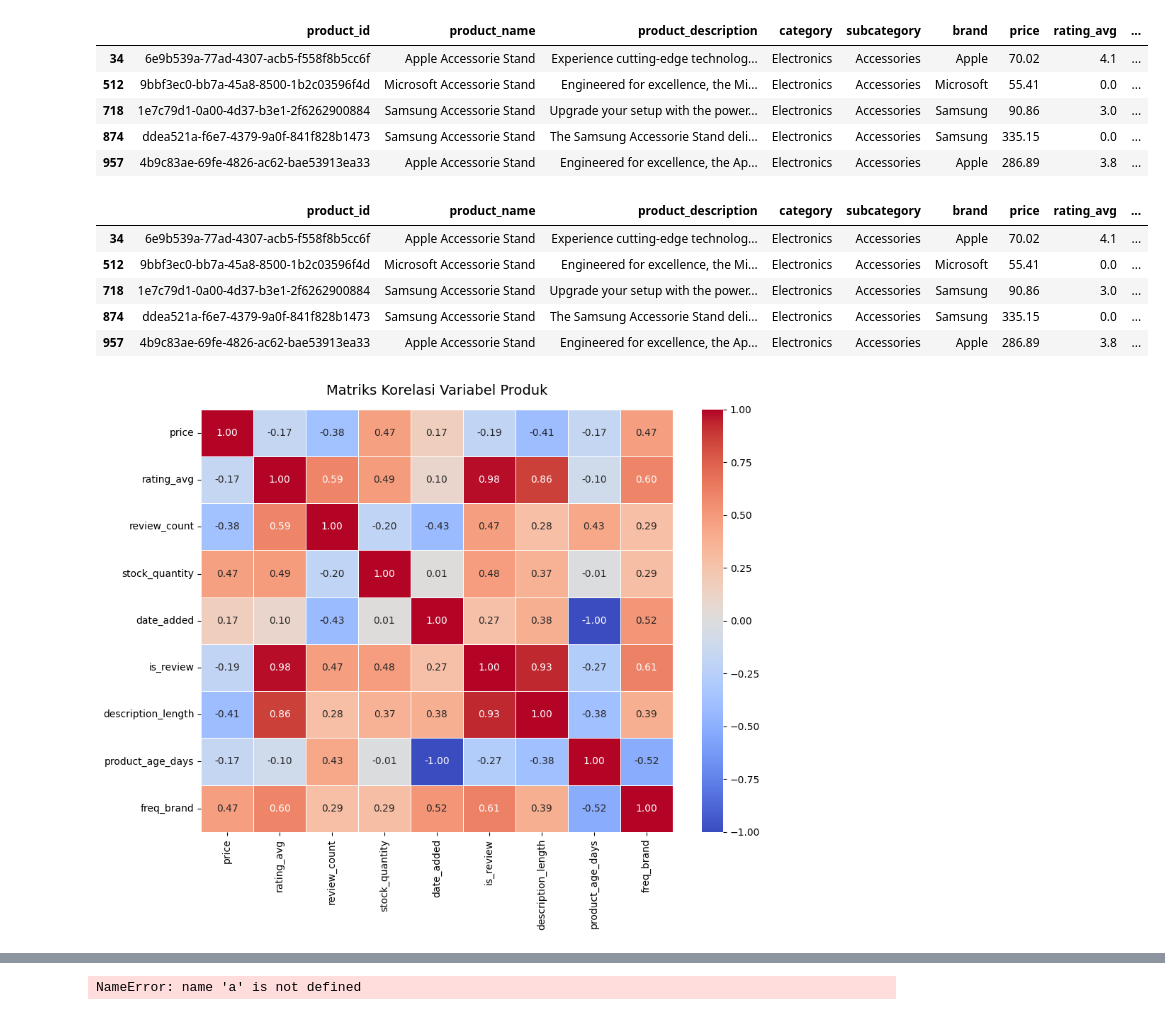
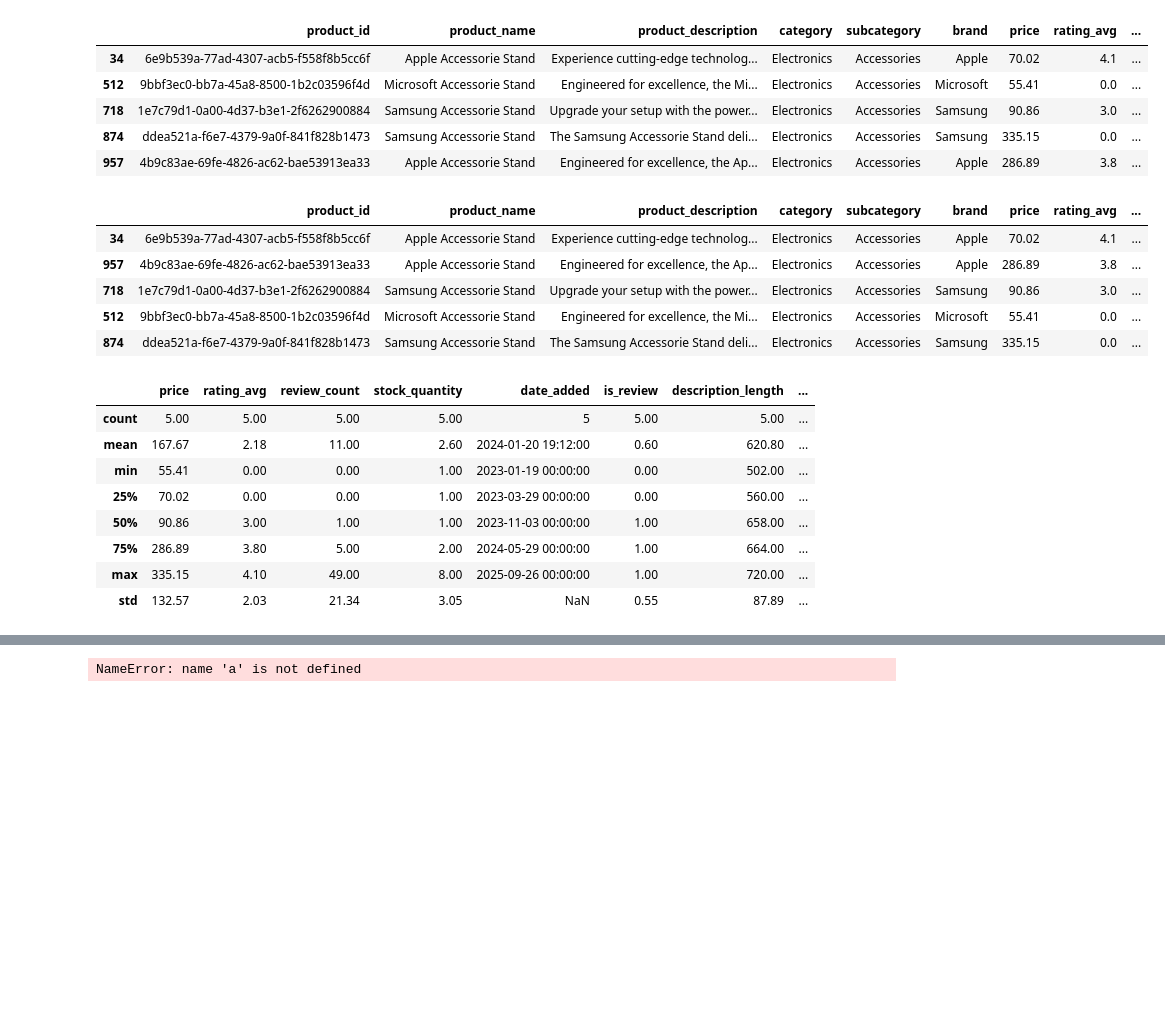
Before and after one commit to HaafizHhamda/Practice_Case, a Jupyter notebook: Notebook.ipynb, the cells around one changed output, grey strips where cells are left out. Saved outputs shown, nothing was run; the diff lists cells and outputs as text; code cells hidden in the pictures; blank space fills up the shorter version.

```diff
--- a/Notebook.ipynb
+++ b/Notebook.ipynb
@@ -254,44 +262,29 @@ jumlah product dengan nama Accessorie Stand : 5
 # %%
 accessorie_stand['description_length'] = accessorie_stand['product_description'].astype(str).str.len()
 tanggal_target = pd.to_datetime('2026-05-27')
 accessorie_stand['product_age_days'] = (tanggal_target - accessorie_stand['date_added']).dt.days
 # Membuat kategori berdasarkan jumlah hari
 bins = [-1, 90, 180, 365, float('inf')]
 labels = ['0-3 Bulan', '3-6 Bulan', '6-12 Bulan', 'Lebih dari 1 Tahun']
 accessorie_stand['age_category'] = pd.cut(accessorie_stand['product_age_days'], bins=bins, labels=labels)
 freq_brand = accessorie_stand['brand'].value_counts(normalize = True)
 freq_brand
 accessorie_stand['freq_brand'] = accessorie_stand['brand'].map(freq_brand)
-accessorie_stand
+display(accessorie_stand.sort_values(by= 'review_count',ascending=False))
+accessorie_stand.describe().round(2)
 # %% [output]
 |  | product_id | product_name | product_description | category | subcategory | brand | price | rating_avg | ... |
 | 34 | 6e9b539a-77ad-4307-acb5-f558f8b5cc6f | Apple Accessorie Stand | Experience cutting-edge technolog... | Electronics | Accessories | Apple | 70.02 | 4.1 | ... |
+| 957 | 4b9c83ae-69fe-4826-ac62-bae53913ea33 | Apple Accessorie Stand | Engineered for excellence, the Ap... | Electronics | Accessories | Apple | 286.89 | 3.8 | ... |
+| 718 | 1e7c79d1-0a00-4d37-b3e1-2f6262900884 | Samsung Accessorie Stand | Upgrade your setup with the power... | Electronics | Accessories | Samsung | 90.86 | 3.0 | ... |
 | 512 | 9bbf3ec0-bb7a-45a8-8500-1b2c03596f4d | Microsoft Accessorie Stand | Engineered for excellence, the Mi... | Electronics | Accessories | Microsoft | 55.41 | 0.0 | ... |
-| 718 | 1e7c79d1-0a00-4d37-b3e1-2f6262900884 | Samsung Accessorie Stand | Upgrade your setup with the power... | Electronics | Accessories | Samsung | 90.86 | 3.0 | ... |
 | 874 | ddea521a-f6e7-4379-9a0f-841f828b1473 | Samsung Accessorie Stand | The Samsung Accessorie Stand deli... | Electronics | Accessories | Samsung | 335.15 | 0.0 | ... |
-| 957 | 4b9c83ae-69fe-4826-ac62-bae53913ea33 | Apple Accessorie Stand | Engineered for excellence, the Ap... | Electronics | Accessories | Apple | 286.89 | 3.8 | ... |
+|  | price | rating_avg | review_count | stock_quantity | date_added | is_review | description_length | ... |
+| count | 5.00 | 5.00 | 5.00 | 5.00 | 5 | 5.00 | 5.00 | ... |
+| mean | 167.67 | 2.18 | 11.00 | 2.60 | 2024-01-20 19:12:00 | 0.60 | 620.80 | ... |
+| min | 55.41 | 0.00 | 0.00 | 1.00 | 2023-01-19 00:00:00 | 0.00 | 502.00 | ... |
+| 25% | 70.02 | 0.00 | 0.00 | 1.00 | 2023-03-29 00:00:00 | 0.00 | 560.00 | ... |
+| 50% | 90.86 | 3.00 | 1.00 | 1.00 | 2023-11-03 00:00:00 | 1.00 | 658.00 | ... |
+| 75% | 286.89 | 3.80 | 5.00 | 2.00 | 2024-05-29 00:00:00 | 1.00 | 664.00 | ... |
+| max | 335.15 | 4.10 | 49.00 | 8.00 | 2025-09-26 00:00:00 | 1.00 | 720.00 | ... |
+| std | 132.57 | 2.03 | 21.34 | 3.05 | NaN | 0.55 | 87.89 | ... |
-# %%
-# 1. Pilih kolom-kolom numerik (menghindari tipe 'object')
-kolom_numerik = accessorie_stand.select_dtypes(exclude=['object'])
-
-# TAMBAHKAN KODE INI: Drop kolom 'age_category' jika ada di dalam data
-if 'age_category' in kolom_numerik.columns:
-    kolom_numerik = kolom_numerik.drop(columns=['age_category'])
-
-# 2. Hitung matriks korelasi menggunakan kolom yang sudah bersih
-matriks_korelasi = kolom_numerik.corr()
-
-# 3. Atur ukuran kanvas grafik agar nyaman dibaca
-plt.figure(figsize=(10, 8))
-
-# 4. Gambar heatmap
-sns.heatmap(matriks_korelasi, annot=True, cmap='coolwarm', fmt=".2f", linewidths=0.5)
-
-# 5. Tambahkan judul dan rapikan layout
-plt.title('Matriks Korelasi Variabel Produk', fontsize=14, pad=15)
-plt.tight_layout()
-
-# 6. Tampilkan grafik
-plt.show()
-# %% [output]
-[figure, removed]
```
Also changed, not shown: parts of 35 cells of this notebook.
